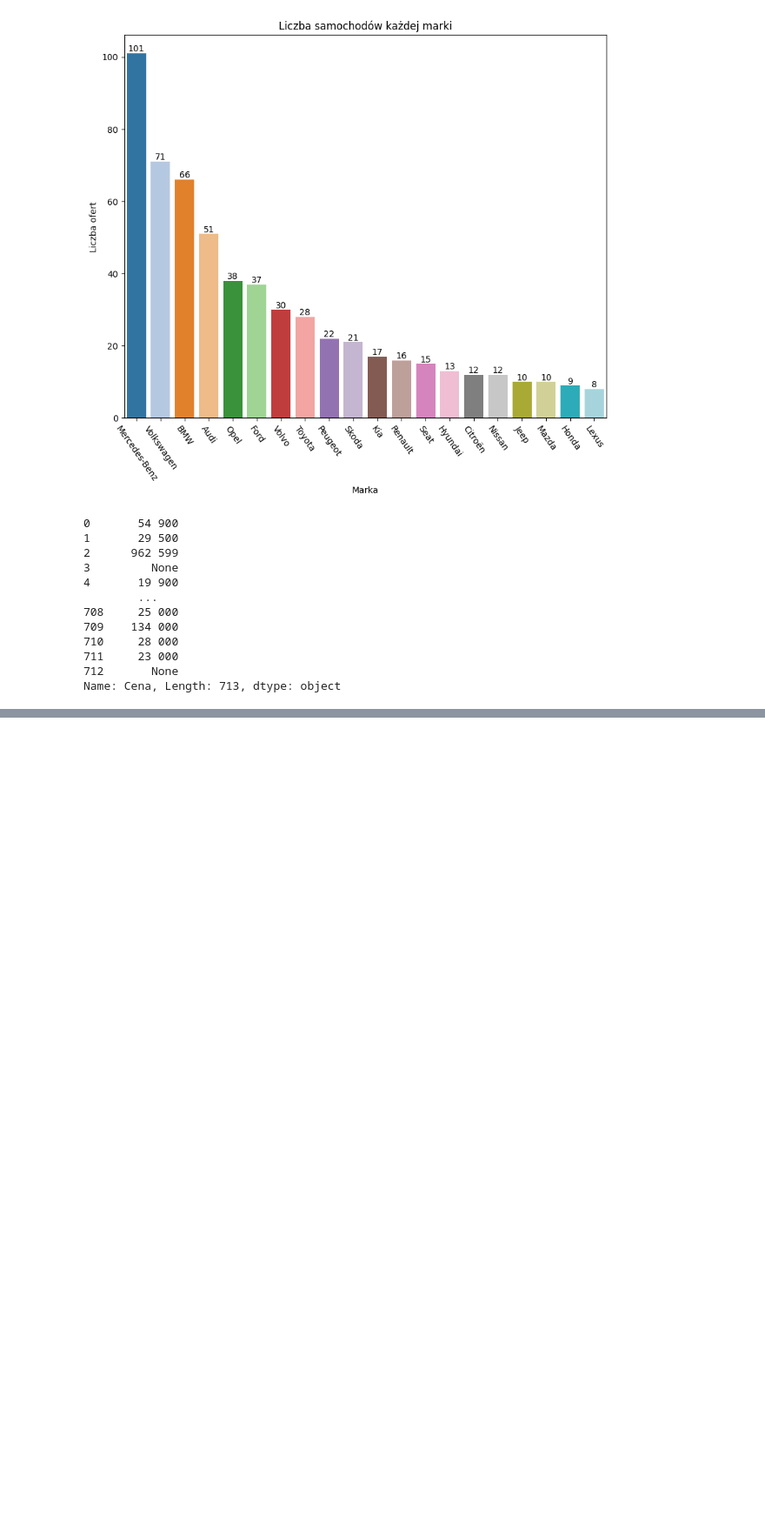
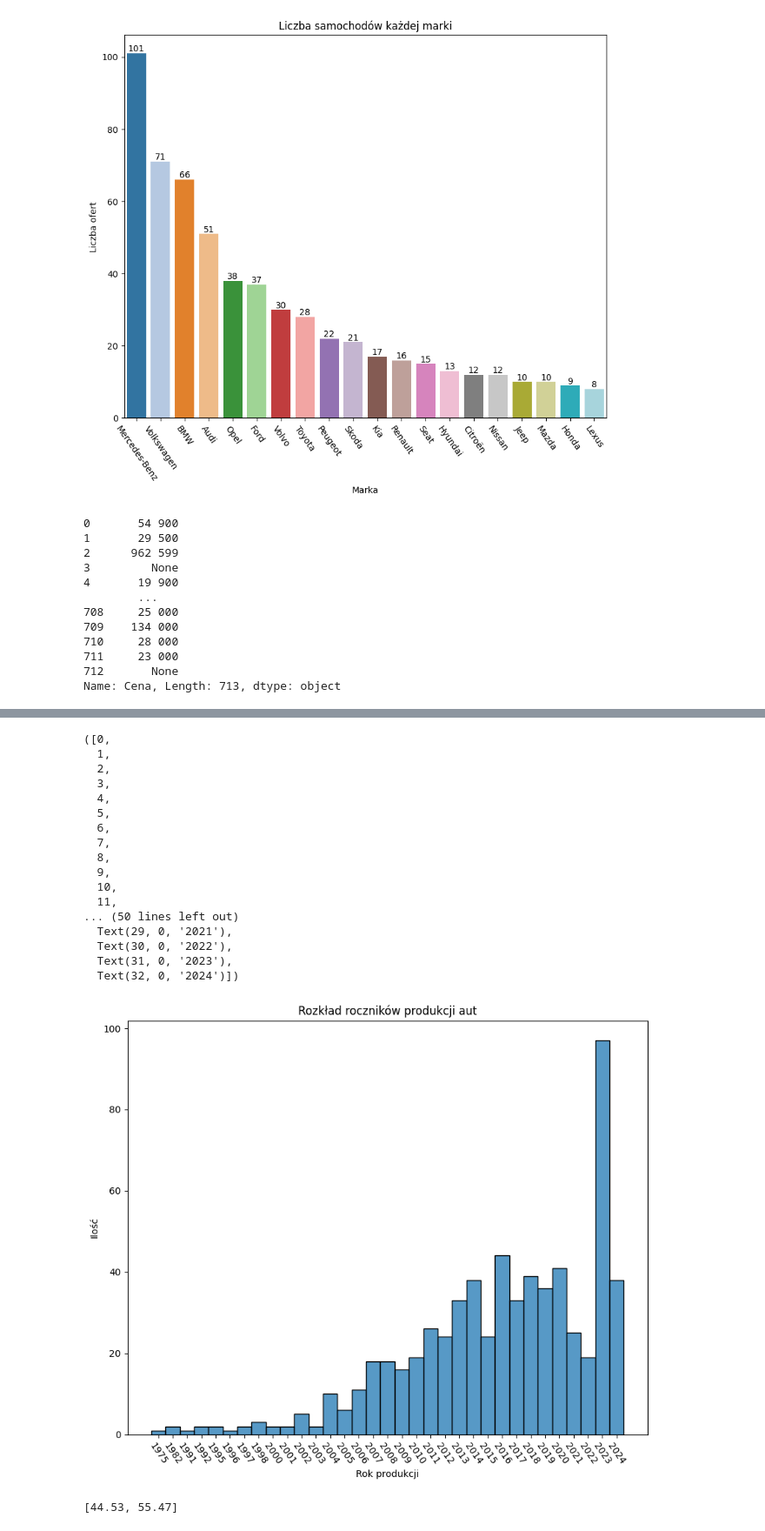
Before and after one commit to aleksandra0014/Predykcja-cen-aut, a Jupyter notebook: new_dane.ipynb, the cells around one changed output, grey strips where cells are left out. Shown at 87% size. Saved outputs shown, nothing was run; the diff lists cells and outputs as text; code cells hidden in the pictures; blank space fills up the shorter version.

```diff
--- a/new_dane.ipynb
+++ b/new_dane.ipynb
@@ -132,3 +132,5 @@ ceny
 711     23 000
 712       None
 Name: Cena, Length: 713, dtype: object
+# %%
+lata = df['Rok produkcji'].sort_values()
@@ -134,0 +152,39 @@ Name: Cena, Length: 713, dtype: object
+# %%
+plt.figure(figsize=(10,8))
+sns.histplot(lata, bins=10)
+plt.ylabel('Ilość')
+plt.xlabel('Rok produkcji')
+plt.title('Rozkład roczników produkcji aut')
+plt.xticks(rotation=305)
+# %% [output]
+([0,
+  1,
+  2,
+  3,
+  4,
+  5,
+  6,
+  7,
+  8,
+  9,
+  10,
+  11,
+... (50 lines left out)
+  Text(29, 0, '2021'),
+  Text(30, 0, '2022'),
+  Text(31, 0, '2023'),
+  Text(32, 0, '2024')])
+[figure, added]
+# %%
+biegi = df.groupby('Skrzynia biegów').size().reset_index(name='Ilość')
+filt = (biegi['Skrzynia biegów'] == 'Manualna')
+filt2 = (biegi['Skrzynia biegów'] == 'Automatyczna')
+man = biegi[filt]['Ilość'].iloc[0]
+aut = biegi[filt2]['Ilość'].iloc[0]
+proc_man = round(man/(man+aut)*100, 2)
+proc_aut = round(aut/(man+aut)*100, 2)
+procenty = [proc_man, proc_aut]
+labels = ['manualna', 'automatyczna']
+procenty
+# %% [output]
+[44.53, 55.47]
```
Also changed, not shown: parts of 37 cells of this notebook.
